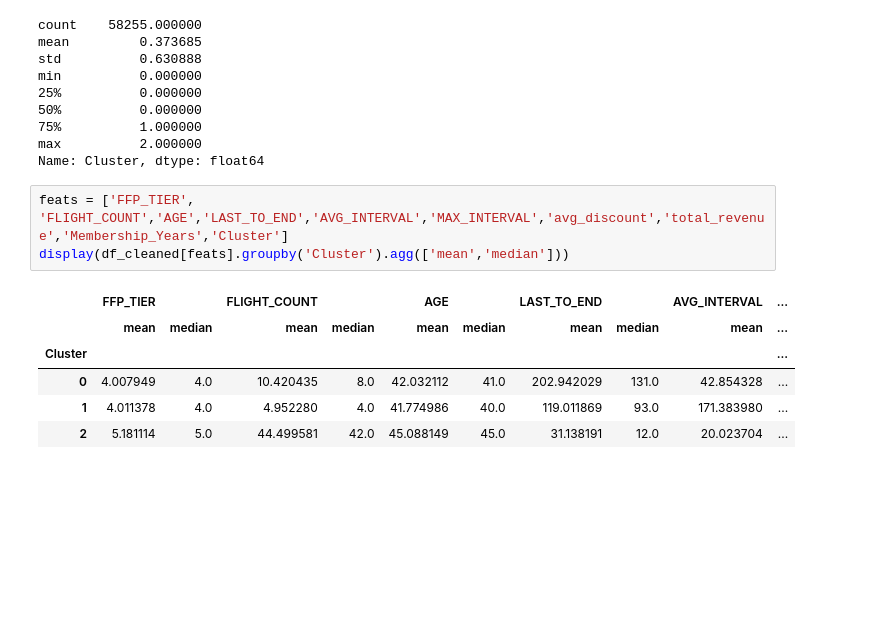
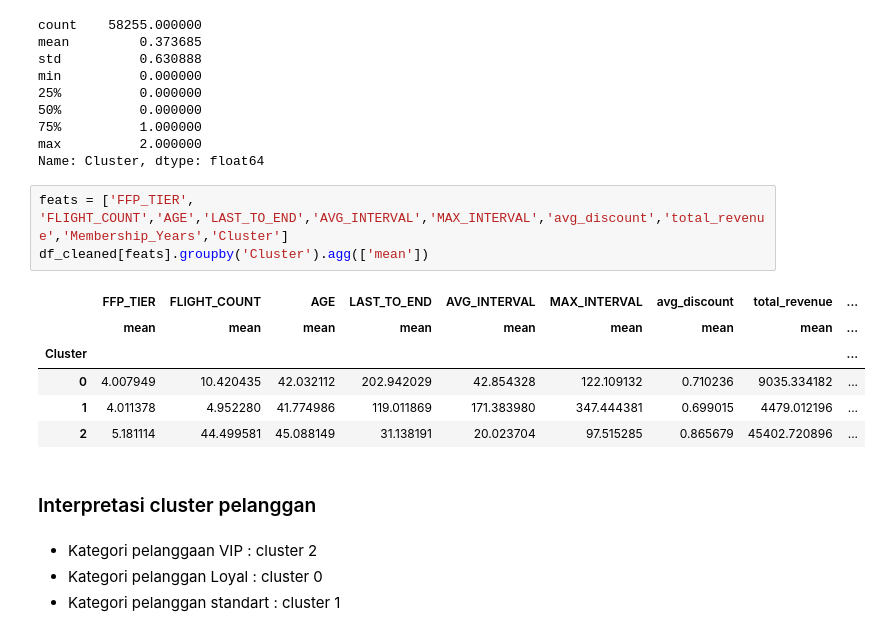
Before and after one commit to agirahmawandi/hw_unsupervised_learning, a Jupyter notebook: Agi_rahmawandi_batch57_Unsupervised_Learning.ipynb, the cells around one changed output. Drawn from its saved outputs; the diff is of its cells as text; blank space fills up the shorter version.

```diff
--- a/Agi_rahmawandi_batch57_Unsupervised_Learning.ipynb
+++ b/Agi_rahmawandi_batch57_Unsupervised_Learning.ipynb
@@ -728,11 +728,17 @@ max          2.000000
 Name: Cluster, dtype: float64
 # %%
 feats = ['FFP_TIER', 'FLIGHT_COUNT','AGE','LAST_TO_END','AVG_INTERVAL','MAX_INTERVAL','avg_discount','total_revenue','Membership_Years','Cluster']
-display(df_cleaned[feats].groupby('Cluster').agg(['mean','median']))
+df_cleaned[feats].groupby('Cluster').agg(['mean'])
 # %% [output]
-|  | FFP_TIER |  | FLIGHT_COUNT |  | AGE |  | LAST_TO_END |  | AVG_INTERVAL | ... |
-|  | mean | median | mean | median | mean | median | mean | median | mean | ... |
-| Cluster |  |  |  |  |  |  |  |  |  | ... |
-| 0 | 4.007949 | 4.0 | 10.420435 | 8.0 | 42.032112 | 41.0 | 202.942029 | 131.0 | 42.854328 | ... |
-| 1 | 4.011378 | 4.0 | 4.952280 | 4.0 | 41.774986 | 40.0 | 119.011869 | 93.0 | 171.383980 | ... |
-| 2 | 5.181114 | 5.0 | 44.499581 | 42.0 | 45.088149 | 45.0 | 31.138191 | 12.0 | 20.023704 | ... |
+|  | FFP_TIER | FLIGHT_COUNT | AGE | LAST_TO_END | AVG_INTERVAL | MAX_INTERVAL | avg_discount | total_revenue | ... |
+|  | mean | mean | mean | mean | mean | mean | mean | mean | ... |
+| Cluster |  |  |  |  |  |  |  |  | ... |
+| 0 | 4.007949 | 10.420435 | 42.032112 | 202.942029 | 42.854328 | 122.109132 | 0.710236 | 9035.334182 | ... |
+| 1 | 4.011378 | 4.952280 | 41.774986 | 119.011869 | 171.383980 | 347.444381 | 0.699015 | 4479.012196 | ... |
+| 2 | 5.181114 | 44.499581 | 45.088149 | 31.138191 | 20.023704 | 97.515285 | 0.865679 | 45402.720896 | ... |
+# %% [markdown]
+### Interpretasi cluster pelanggan
+# %% [markdown]
+- Kategori pelanggaan VIP : cluster 2
+- Kategori pelanggan Loyal : cluster 0
+- Kategori pelanggan standart : cluster 1
```
